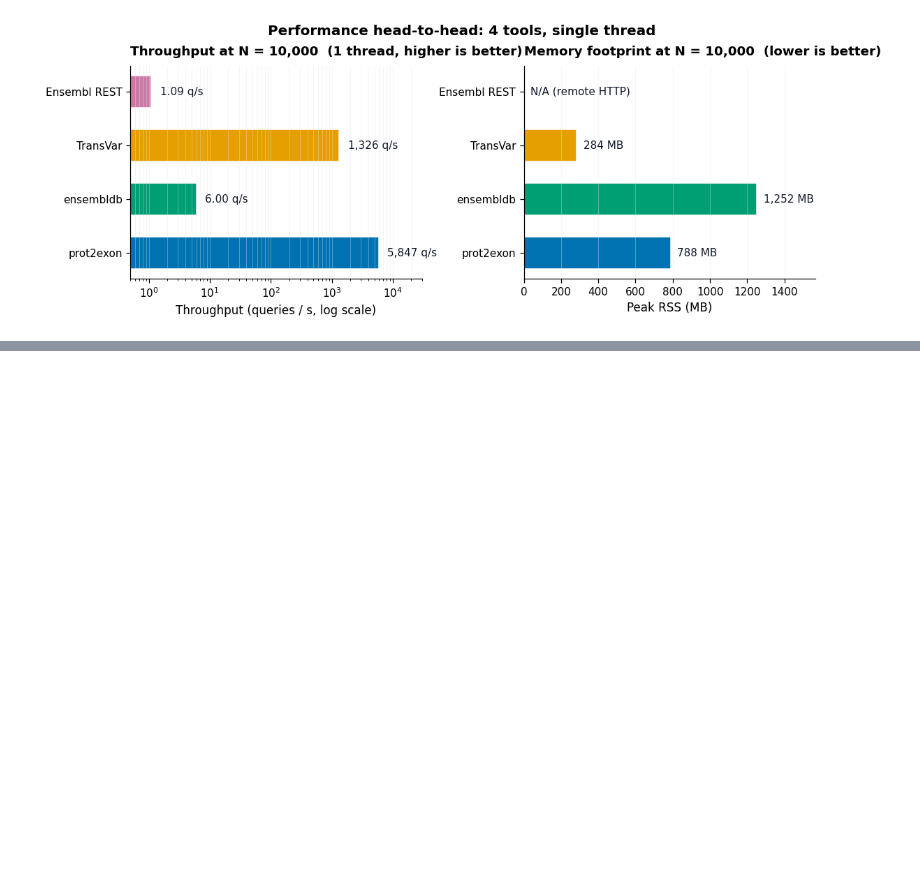
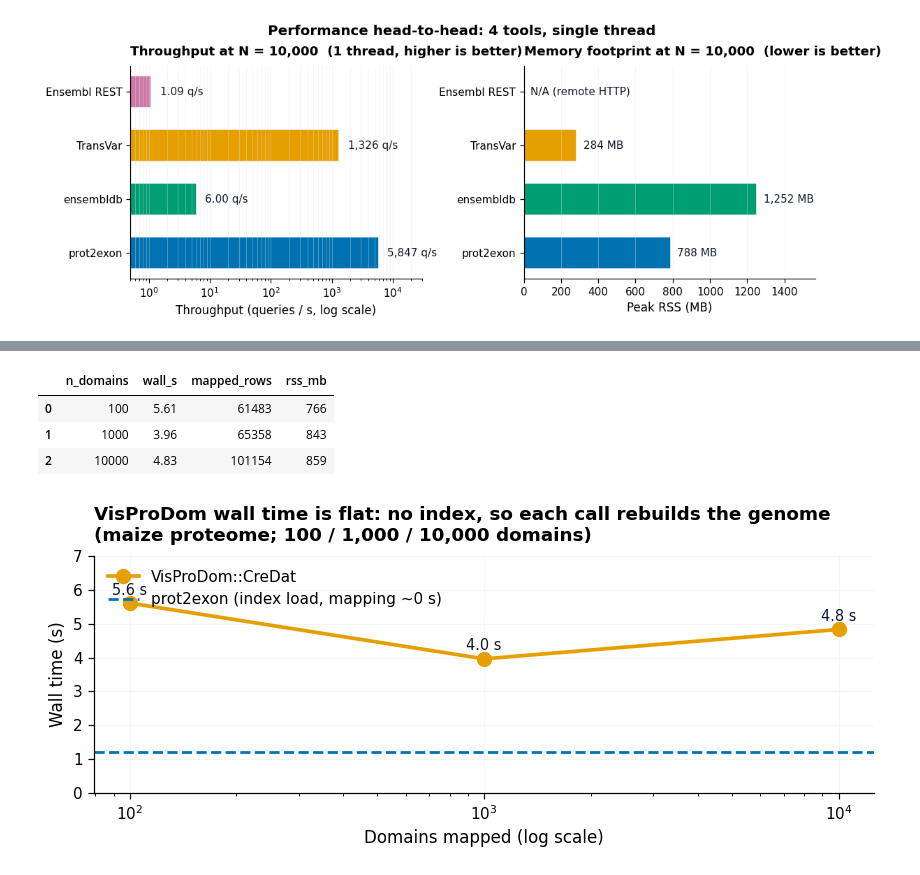
Before and after one commit to SotoLF/fastCDS, a Jupyter notebook: notebooks/software_comparison.ipynb, the cells around one changed output, grey strips where cells are left out. Drawn from its saved outputs; the diff is of its cells as text; code cells hidden in the pictures; blank space fills up the shorter version.

```diff
--- a/notebooks/software_comparison.ipynb
+++ b/notebooks/software_comparison.ipynb
@@ -209,0 +274,32 @@ plt.show()
+# %%
+# Measured: benchmarks/visprodom_bench.R on VisProDom's bundled maize proteome.
+visprodom = pd.DataFrame([
+    {"n_domains":   100, "wall_s": 5.61, "mapped_rows":  61483, "rss_mb": 766},
+    {"n_domains":  1000, "wall_s": 3.96, "mapped_rows":  65358, "rss_mb": 843},
+    {"n_domains": 10000, "wall_s": 4.83, "mapped_rows": 101154, "rss_mb": 859},
+])
+visprodom
+# %% [output]
+|  | n_domains | wall_s | mapped_rows | rss_mb |
+| 0 | 100 | 5.61 | 61483 | 766 |
+| 1 | 1000 | 3.96 | 65358 | 843 |
+| 2 | 10000 | 4.83 | 101154 | 859 |
+# %%
+fig, ax = plt.subplots(figsize=(7.8, 3.4))
+ax.plot(visprodom['n_domains'], visprodom['wall_s'], 'o-',
+        color=COLORS['transvar'], lw=2.4, markersize=9, label='VisProDom::CreDat')
+# prot2exon reference: index load (~1.2 s) plus near-zero mapping at these N.
+ax.axhline(1.2, ls='--', color=COLORS['prot2exon'], lw=1.8,
+           label='prot2exon (index load, mapping ~0 s)')
+ax.set_xscale('log')
+ax.set_ylim(0, 7)
+ax.set_xlabel('Domains mapped (log scale)')
+ax.set_ylabel('Wall time (s)')
+ax.set_title('VisProDom wall time is flat: no index, so each call rebuilds the genome\n'
+             '(maize proteome; 100 / 1,000 / 10,000 domains)', loc='left')
+for x, w in zip(visprodom['n_domains'], visprodom['wall_s']):
+    ax.text(x, w + 0.25, f"{w:.1f} s", ha='center', fontsize=9.5, color='#0f172a')
+ax.legend(loc='upper left'); ax.grid(alpha=0.4, lw=0.7)
+fig.tight_layout(); plt.show()
+# %% [output]
+[figure, added]
```
Also changed, not shown: parts of 6 cells of this notebook, 4 other files.
